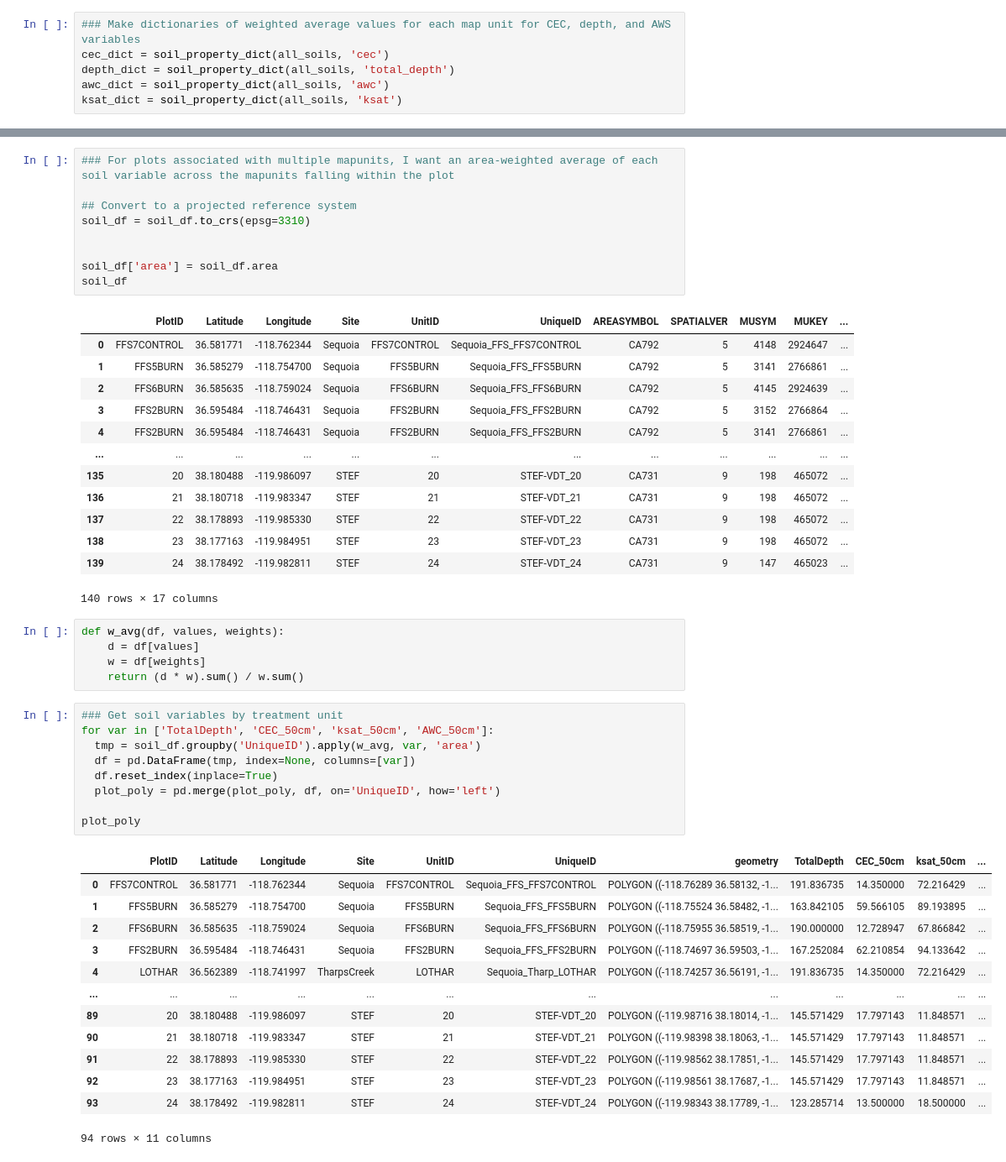
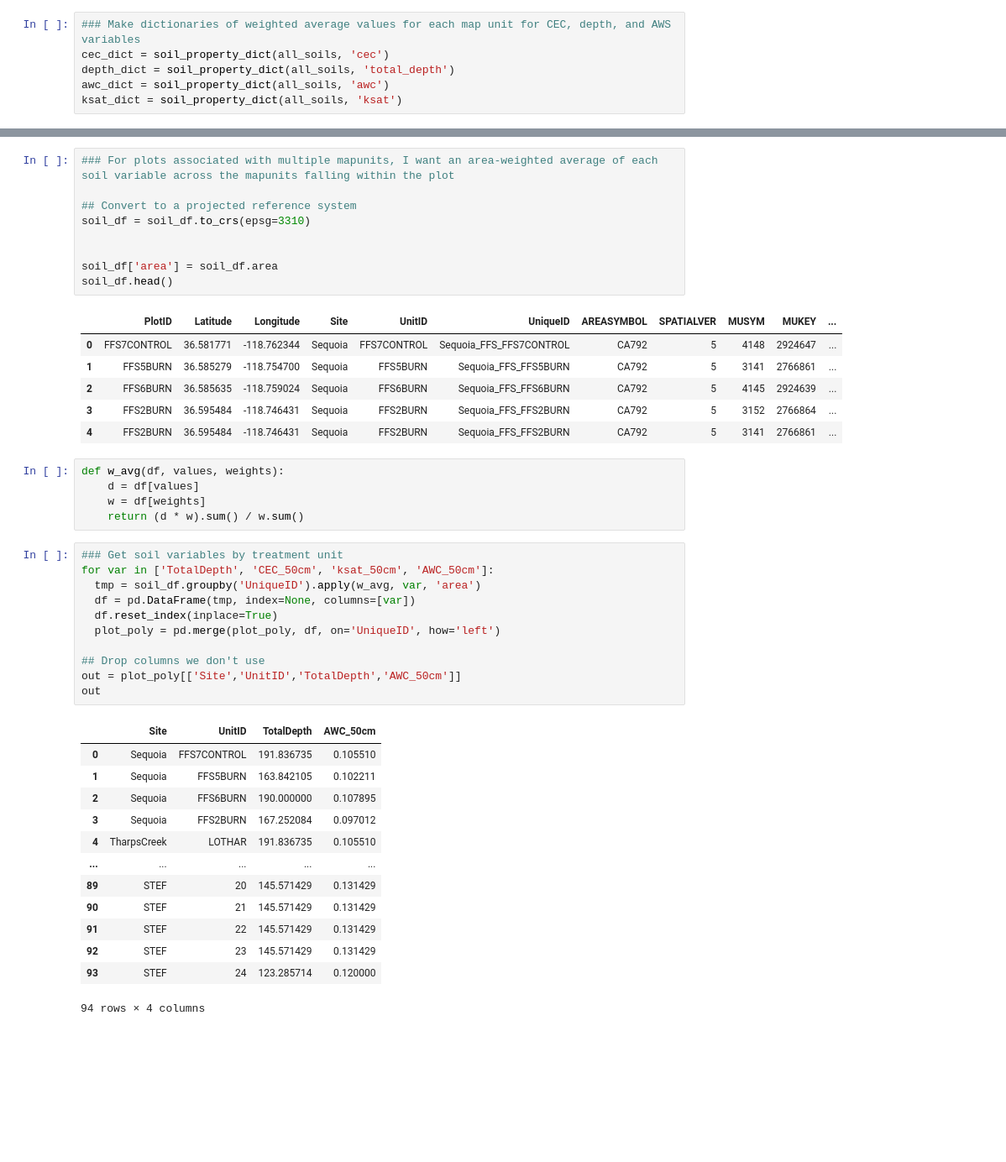
Before and after one commit to jeskat/tree_growth_metaanalysis_snmc, a Jupyter notebook: Covariate_and_metaregressor_processing/Code/create_soil_metaregressors.ipynb, the cells around one changed output, grey strips where cells are left out. Shown at 84% size. Saved outputs shown, nothing was run; the diff lists cells and outputs as text; blank space fills up the shorter version.

Commit message:
Clean up soil code

```diff
--- a/Covariate_and_metaregressor_processing/Code/create_soil_metaregressors.ipynb
+++ b/Covariate_and_metaregressor_processing/Code/create_soil_metaregressors.ipynb
@@ -244,7 +222,7 @@ soil_df = soil_df.to_crs(epsg=3310)
 
 
 soil_df['area'] = soil_df.area
-soil_df
+soil_df.head()
 # %% [output]
 |  | PlotID | Latitude | Longitude | Site | UnitID | UniqueID | AREASYMBOL | SPATIALVER | MUSYM | MUKEY | ... |
 | 0 | FFS7CONTROL | 36.581771 | -118.762344 | Sequoia | FFS7CONTROL | Sequoia_FFS_FFS7CONTROL | CA792 | 5 | 4148 | 2924647 | ... |
@@ -252,13 +230,6 @@ soil_df
 | 2 | FFS6BURN | 36.585635 | -118.759024 | Sequoia | FFS6BURN | Sequoia_FFS_FFS6BURN | CA792 | 5 | 4145 | 2924639 | ... |
 | 3 | FFS2BURN | 36.595484 | -118.746431 | Sequoia | FFS2BURN | Sequoia_FFS_FFS2BURN | CA792 | 5 | 3152 | 2766864 | ... |
 | 4 | FFS2BURN | 36.595484 | -118.746431 | Sequoia | FFS2BURN | Sequoia_FFS_FFS2BURN | CA792 | 5 | 3141 | 2766861 | ... |
-| ... | ... | ... | ... | ... | ... | ... | ... | ... | ... | ... | ... |
-| 135 | 20 | 38.180488 | -119.986097 | STEF | 20 | STEF-VDT_20 | CA731 | 9 | 198 | 465072 | ... |
-| 136 | 21 | 38.180718 | -119.983347 | STEF | 21 | STEF-VDT_21 | CA731 | 9 | 198 | 465072 | ... |
-| 137 | 22 | 38.178893 | -119.985330 | STEF | 22 | STEF-VDT_22 | CA731 | 9 | 198 | 465072 | ... |
-| 138 | 23 | 38.177163 | -119.984951 | STEF | 23 | STEF-VDT_23 | CA731 | 9 | 198 | 465072 | ... |
-| 139 | 24 | 38.178492 | -119.982811 | STEF | 24 | STEF-VDT_24 | CA731 | 9 | 147 | 465023 | ... |
-140 rows × 17 columns
 # %%
 def w_avg(df, values, weights):
     d = df[values]
@@ -267,25 +238,27 @@ def w_avg(df, values, weights):
 # %%
 ### Get soil variables by treatment unit
 for var in ['TotalDepth', 'CEC_50cm', 'ksat_50cm', 'AWC_50cm']:
   tmp = soil_df.groupby('UniqueID').apply(w_avg, var, 'area')
   df = pd.DataFrame(tmp, index=None, columns=[var])
   df.reset_index(inplace=True)
   plot_poly = pd.merge(plot_poly, df, on='UniqueID', how='left')
 
-plot_poly
+## Drop columns we don't use
+out = plot_poly[['Site','UnitID','TotalDepth','AWC_50cm']]
+out
 # %% [output]
-|  | PlotID | Latitude | Longitude | Site | UnitID | UniqueID | geometry | TotalDepth | CEC_50cm | ksat_50cm | ... |
-| 0 | FFS7CONTROL | 36.581771 | -118.762344 | Sequoia | FFS7CONTROL | Sequoia_FFS_FFS7CONTROL | POLYGON ((-118.76289 36.58132, -1... | 191.836735 | 14.350000 | 72.216429 | ... |
-| 1 | FFS5BURN | 36.585279 | -118.754700 | Sequoia | FFS5BURN | Sequoia_FFS_FFS5BURN | POLYGON ((-118.75524 36.58482, -1... | 163.842105 | 59.566105 | 89.193895 | ... |
-| 2 | FFS6BURN | 36.585635 | -118.759024 | Sequoia | FFS6BURN | Sequoia_FFS_FFS6BURN | POLYGON ((-118.75955 36.58519, -1... | 190.000000 | 12.728947 | 67.866842 | ... |
-| 3 | FFS2BURN | 36.595484 | -118.746431 | Sequoia | FFS2BURN | Sequoia_FFS_FFS2BURN | POLYGON ((-118.74697 36.59503, -1... | 167.252084 | 62.210854 | 94.133642 | ... |
-| 4 | LOTHAR | 36.562389 | -118.741997 | TharpsCreek | LOTHAR | Sequoia_Tharp_LOTHAR | POLYGON ((-118.74257 36.56191, -1... | 191.836735 | 14.350000 | 72.216429 | ... |
-| ... | ... | ... | ... | ... | ... | ... | ... | ... | ... | ... | ... |
-| 89 | 20 | 38.180488 | -119.986097 | STEF | 20 | STEF-VDT_20 | POLYGON ((-119.98716 38.18014, -1... | 145.571429 | 17.797143 | 11.848571 | ... |
-| 90 | 21 | 38.180718 | -119.983347 | STEF | 21 | STEF-VDT_21 | POLYGON ((-119.98398 38.18063, -1... | 145.571429 | 17.797143 | 11.848571 | ... |
-| 91 | 22 | 38.178893 | -119.985330 | STEF | 22 | STEF-VDT_22 | POLYGON ((-119.98562 38.17851, -1... | 145.571429 | 17.797143 | 11.848571 | ... |
-| 92 | 23 | 38.177163 | -119.984951 | STEF | 23 | STEF-VDT_23 | POLYGON ((-119.98561 38.17687, -1... | 145.571429 | 17.797143 | 11.848571 | ... |
-| 93 | 24 | 38.178492 | -119.982811 | STEF | 24 | STEF-VDT_24 | POLYGON ((-119.98343 38.17789, -1... | 123.285714 | 13.500000 | 18.500000 | ... |
+|  | Site | UnitID | TotalDepth | AWC_50cm |
+| 0 | Sequoia | FFS7CONTROL | 191.836735 | 0.105510 |
+| 1 | Sequoia | FFS5BURN | 163.842105 | 0.102211 |
+| 2 | Sequoia | FFS6BURN | 190.000000 | 0.107895 |
+| 3 | Sequoia | FFS2BURN | 167.252084 | 0.097012 |
+| 4 | TharpsCreek | LOTHAR | 191.836735 | 0.105510 |
+| ... | ... | ... | ... | ... |
+| 89 | STEF | 20 | 145.571429 | 0.131429 |
+| 90 | STEF | 21 | 145.571429 | 0.131429 |
+| 91 | STEF | 22 | 145.571429 | 0.131429 |
+| 92 | STEF | 23 | 145.571429 | 0.131429 |
+| 93 | STEF | 24 | 123.285714 | 0.120000 |
-94 rows × 11 columns
+94 rows × 4 columns
 # %%
 ### Save to disk
```
Also changed, not shown: parts of 3 cells of this notebook, 3 other files.
